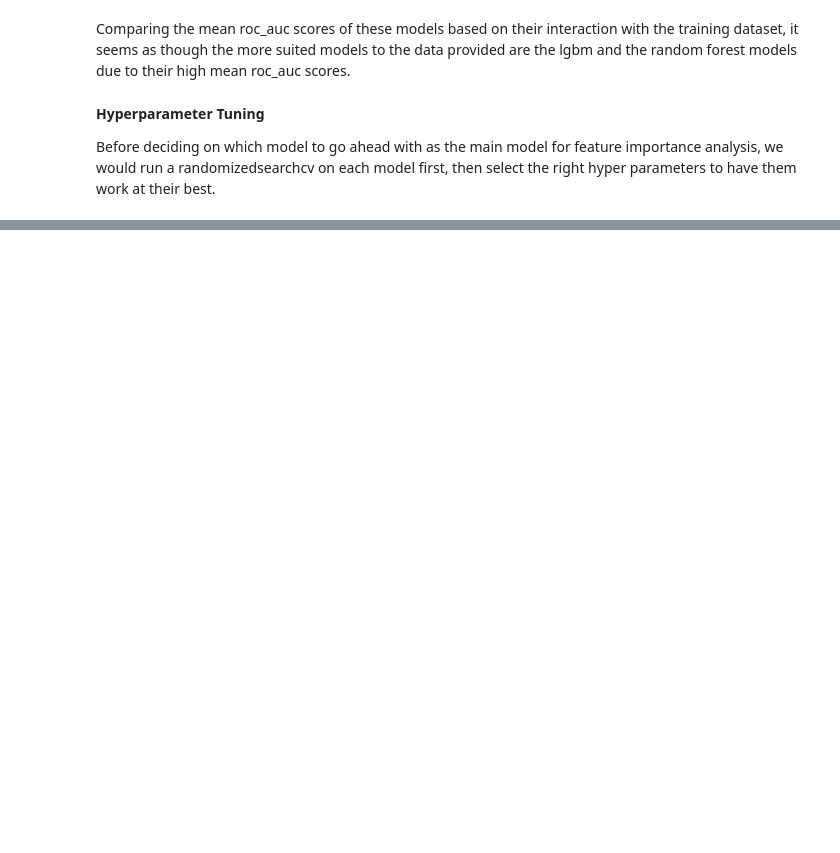
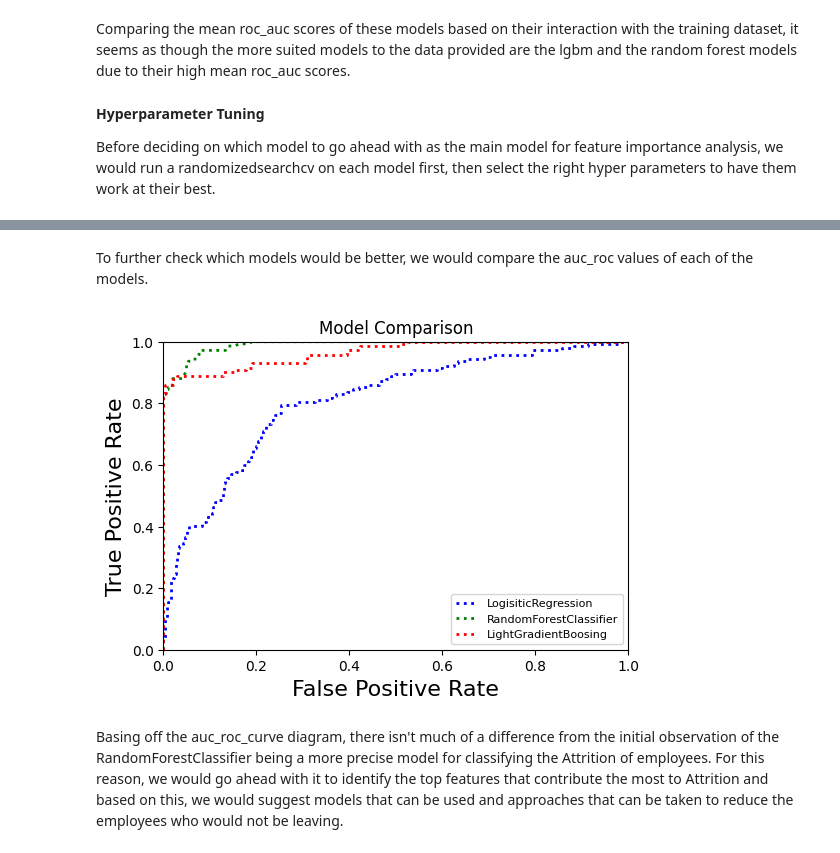
Before and after one commit to P-Asare/AI_final_H4U, a Jupyter notebook: AI_Final_Project.ipynb, the cells around one changed output, grey strips where cells are left out. Cells and saved outputs as stored; diff of their text form; code cells hidden in the pictures; blank space fills up the shorter version.

Commit message:
add hyperparameter tuning and validation

```diff
--- a/AI_Final_Project.ipynb
+++ b/AI_Final_Project.ipynb
@@ -897,0 +1022,5 @@ log_reg_search.fit(X_train_tranformed, y_train)
+# %%
+rf_model_best = rf_search.best_estimator_
+y_val_pred_rf_model = rf_model_best.predict(X_val_transformed)
+y_val_scores_rf_model = rf_model_best.predict_proba(X_val_transformed)[:, 1]
+print("RandomForestClassifier AUC:", roc_auc_score(y_val, y_val_scores_rf_model))
@@ -897,0 +1048,5 @@ log_reg_search.fit(X_train_tranformed, y_train)
+# %%
+lgb_best = lgb_search.best_estimator_
+y_val_pred_lgb = lgb_best.predict(X_val_transformed)
+y_val_scores_lgb = lgb_best.predict_proba(X_val_transformed)[:,1]
+print("LightGradientBoost Validation AUC:", roc_auc_score(y_val, y_val_scores_lgb))
@@ -897,0 +1083,24 @@ log_reg_search.fit(X_train_tranformed, y_train)
+# %% [markdown]
+To further check which models would be better, we would compare the auc_roc values of each of the models.
+# %%
+def plot_roc_curve(fpr, tpr, label=None, color="g:"):
+ plt.plot(fpr, tpr, color, linewidth=2, label=label)
+ plt.axis([0, 1, 0, 1])
+ plt.xlabel('False Positive Rate', fontsize=16)
+ plt.ylabel('True Positive Rate', fontsize=16)
+# %%
+log_fpr, log_tpr, log_thresholds = roc_curve(y_val,y_val_scores_log_reg )
+rf_fpr, rf_tpr, rf_thresholds = roc_curve(y_val, y_val_scores_rf_model)
+lgb_fpr, lgb_tpr, lgb_thresholds = roc_curve(y_val, y_val_scores_lgb)
+# %%
+plt.figure(figsize=(6,4))
+plt.title('Model Comparison')
+plt.plot(log_fpr, log_tpr, "b:", linewidth=2, label="LogisiticRegression")
+plot_roc_curve(rf_fpr, rf_tpr, label='RandomForestClassifier', color="g:")
+plot_roc_curve(lgb_fpr, lgb_tpr, label='LightGradientBoosing', color="r:")
+plt.legend(loc="lower right", fontsize=8)
+plt.show()
+# %% [output]
+[figure, added]
+# %% [markdown]
+Basing off the auc_roc_curve diagram, there isn't much of a difference from the initial observation of the RandomForestClassifier being a more precise model for classifying the Attrition of employees. For this reason, we would go ahead with it to identify the top features that contribute the most to Attrition and based on this, we would suggest models that can be used and approaches that can be taken to reduce the employees who would not be leaving.
```
Also changed, not shown: parts of 22 cells of this notebook, 1 other file.
